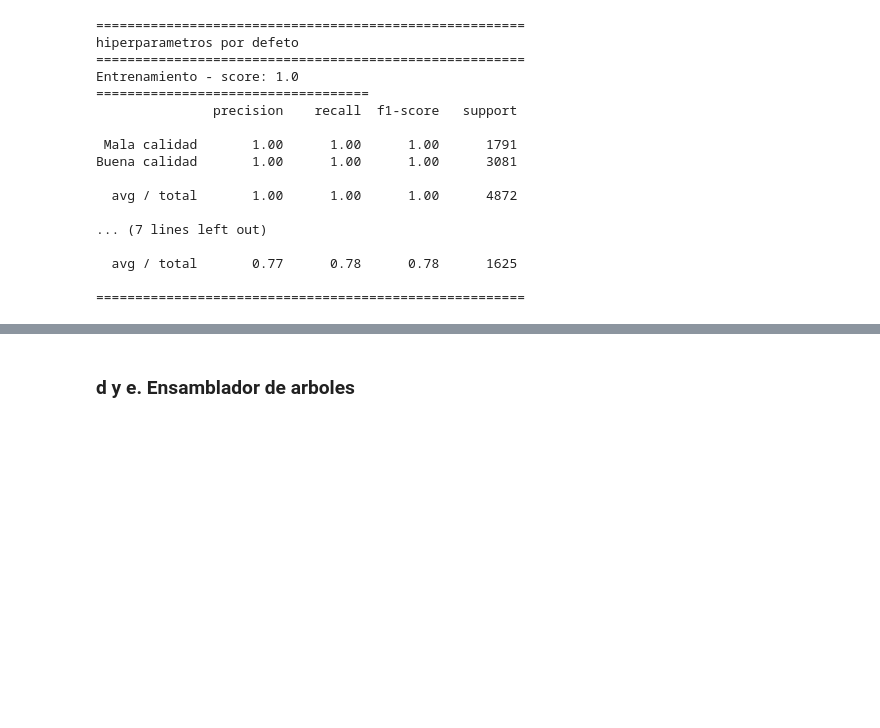
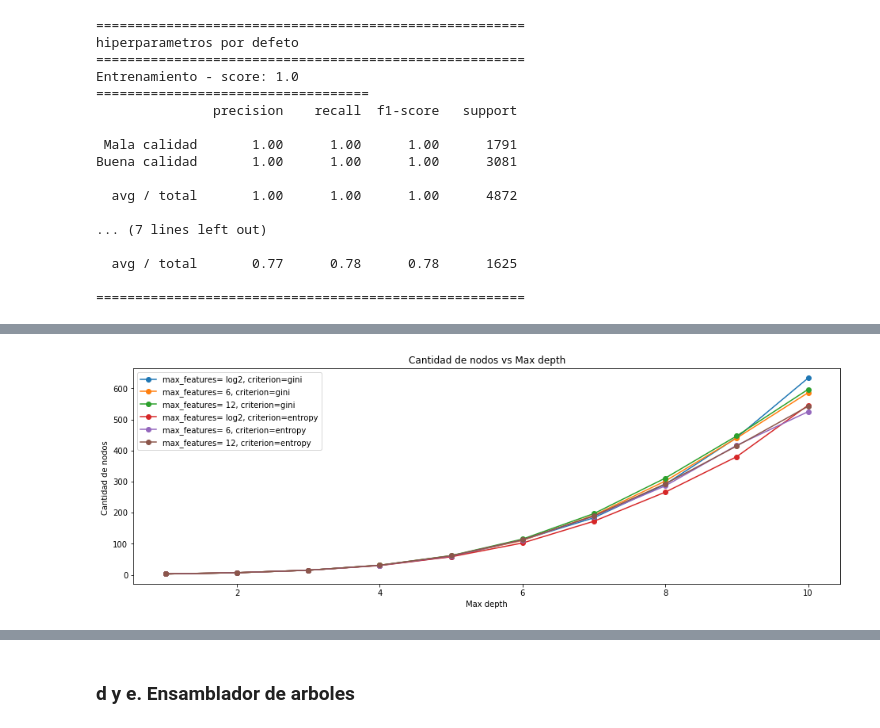
Before and after one commit to VitoVoti/T3_ML_NonLinear, a Jupyter notebook: pregunta3.ipynb, the cells around one changed output, grey strips where cells are left out. Cells and saved outputs as stored; diff of their text form; code cells hidden in the pictures; blank space fills up the shorter version.

```diff
--- a/pregunta3.ipynb
+++ b/pregunta3.ipynb
@@ -284,0 +323,17 @@ En base a las pruebas realizadas con cada parametro en la validación cruzada es
+# %%
+depth = np.arange(1,11)
+plt.figure(figsize=(16,5))
+plt.xlabel("Max depth")
+#plt.ylim((0.57,0.77))
+plt.ylabel("Cantidad de nodos ")
+plt.title("Cantidad de nodos vs Max depth")
+plt.plot(depth,nodos[0], '-o',label= "max_features= log2, criterion=gini")
+plt.plot(depth,nodos[1], '-o',label= "max_features= 6, criterion=gini")
+plt.plot(depth,nodos[2], '-o',label= "max_features= 12, criterion=gini")
+plt.plot(depth,nodos[3], '-o',label= "max_features= log2, criterion=entropy")
+plt.plot(depth,nodos[4], '-o',label= "max_features= 6, criterion=entropy")
+plt.plot(depth,nodos[5], '-o',label= "max_features= 12, criterion=entropy")
+plt.legend(loc = "best")
+plt.show()
+# %% [output]
+[figure, added]
```
Also changed, not shown: parts of 20 cells of this notebook.
